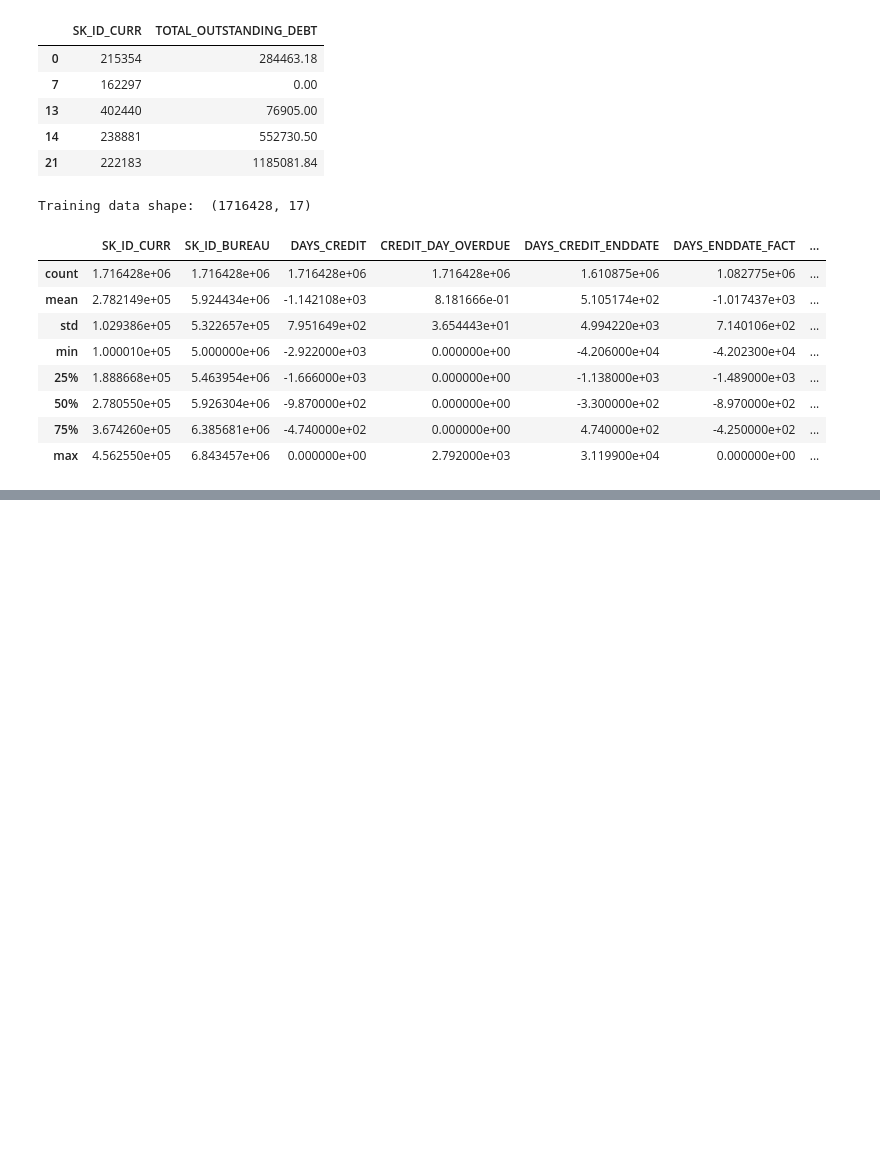
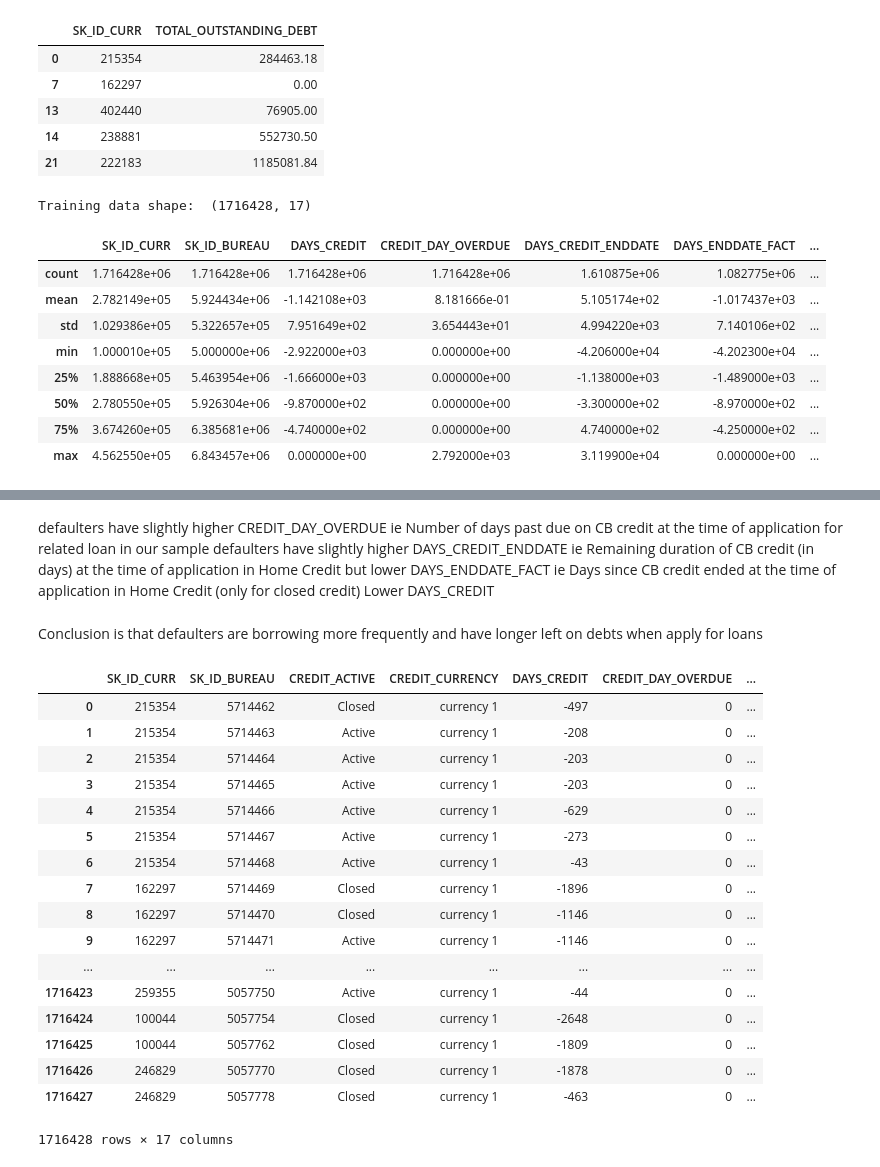
Before and after one commit to LegalEd/unbankedcredit, a Jupyter notebook: BureauData.ipynb, the cells around one changed output, grey strips where cells are left out. Cells and saved outputs as stored; diff of their text form; code cells hidden in the pictures; blank space fills up the shorter version.

```diff
--- a/BureauData.ipynb
+++ b/BureauData.ipynb
@@ -26,6 +26,8 @@ if system == "Linux":
     directory = ubuntu_dir
 else:
     directory = windows_dir
+
+pd.set_option('display.max_columns', 500)
 # %% [output]
 Notebook is running on operating system: Linux
 # %%
@@ -149,0 +242,28 @@ Training data shape:  (1716428, 17)
+# %% [markdown]
+defaulters have slightly higher CREDIT_DAY_OVERDUE ie Number of days past due on CB credit at the time of application for related loan in our sample
+defaulters have slightly higher DAYS_CREDIT_ENDDATE ie Remaining duration of CB credit (in days) at the time of application in Home Credit
+but lower DAYS_ENDDATE_FACT ie Days since CB credit ended at the time of application in Home Credit (only for closed credit)
+Lower DAYS_CREDIT
+# %% [markdown]
+Conclusion is that defaulters are borrowing more frequently and have longer left on debts when apply for loans
+# %%
+app_bur # all bureau data
+# %% [output]
+|  | SK_ID_CURR | SK_ID_BUREAU | CREDIT_ACTIVE | CREDIT_CURRENCY | DAYS_CREDIT | CREDIT_DAY_OVERDUE | ... |
+| 0 | 215354 | 5714462 | Closed | currency 1 | -497 | 0 | ... |
+| 1 | 215354 | 5714463 | Active | currency 1 | -208 | 0 | ... |
+| 2 | 215354 | 5714464 | Active | currency 1 | -203 | 0 | ... |
+| 3 | 215354 | 5714465 | Active | currency 1 | -203 | 0 | ... |
+| 4 | 215354 | 5714466 | Active | currency 1 | -629 | 0 | ... |
+| 5 | 215354 | 5714467 | Active | currency 1 | -273 | 0 | ... |
+| 6 | 215354 | 5714468 | Active | currency 1 | -43 | 0 | ... |
+| 7 | 162297 | 5714469 | Closed | currency 1 | -1896 | 0 | ... |
+| 8 | 162297 | 5714470 | Closed | currency 1 | -1146 | 0 | ... |
+| 9 | 162297 | 5714471 | Active | currency 1 | -1146 | 0 | ... |
+| ... | ... | ... | ... | ... | ... | ... | ... |
+| 1716423 | 259355 | 5057750 | Active | currency 1 | -44 | 0 | ... |
+| 1716424 | 100044 | 5057754 | Closed | currency 1 | -2648 | 0 | ... |
+| 1716425 | 100044 | 5057762 | Closed | currency 1 | -1809 | 0 | ... |
+| 1716426 | 246829 | 5057770 | Closed | currency 1 | -1878 | 0 | ... |
+| 1716427 | 246829 | 5057778 | Closed | currency 1 | -463 | 0 | ... |
+1716428 rows × 17 columns
```
Also changed, not shown: parts of 23 cells of this notebook.
